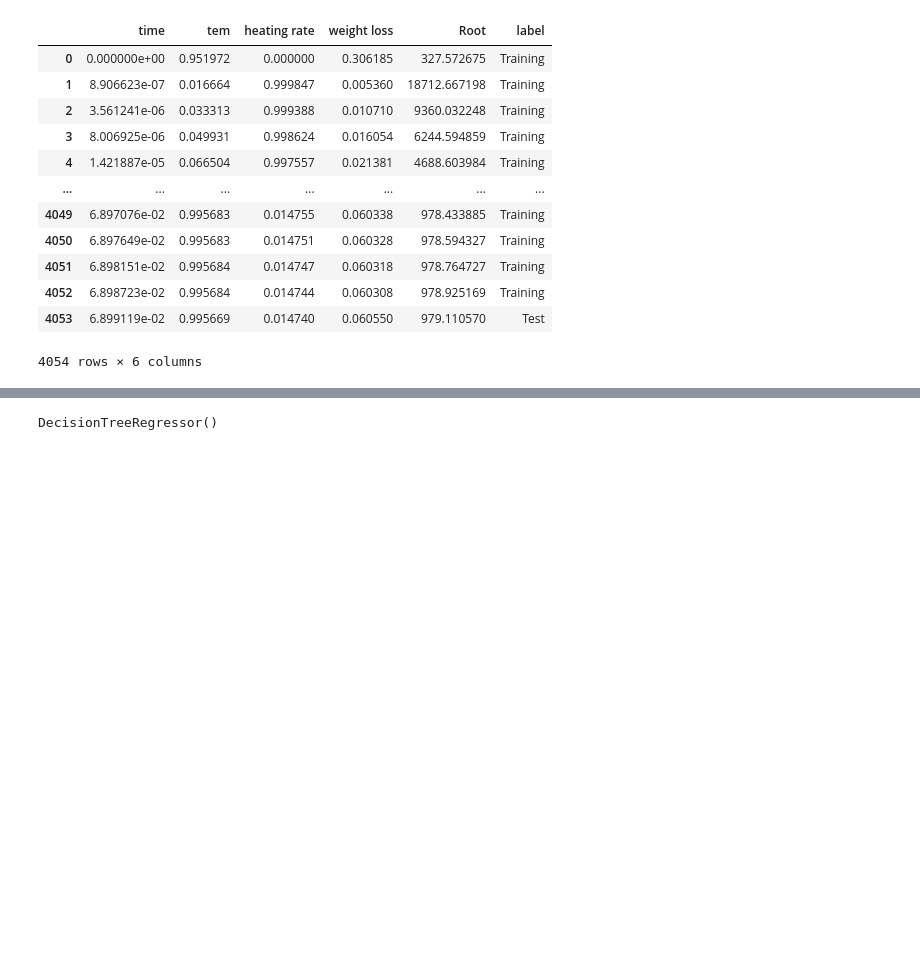
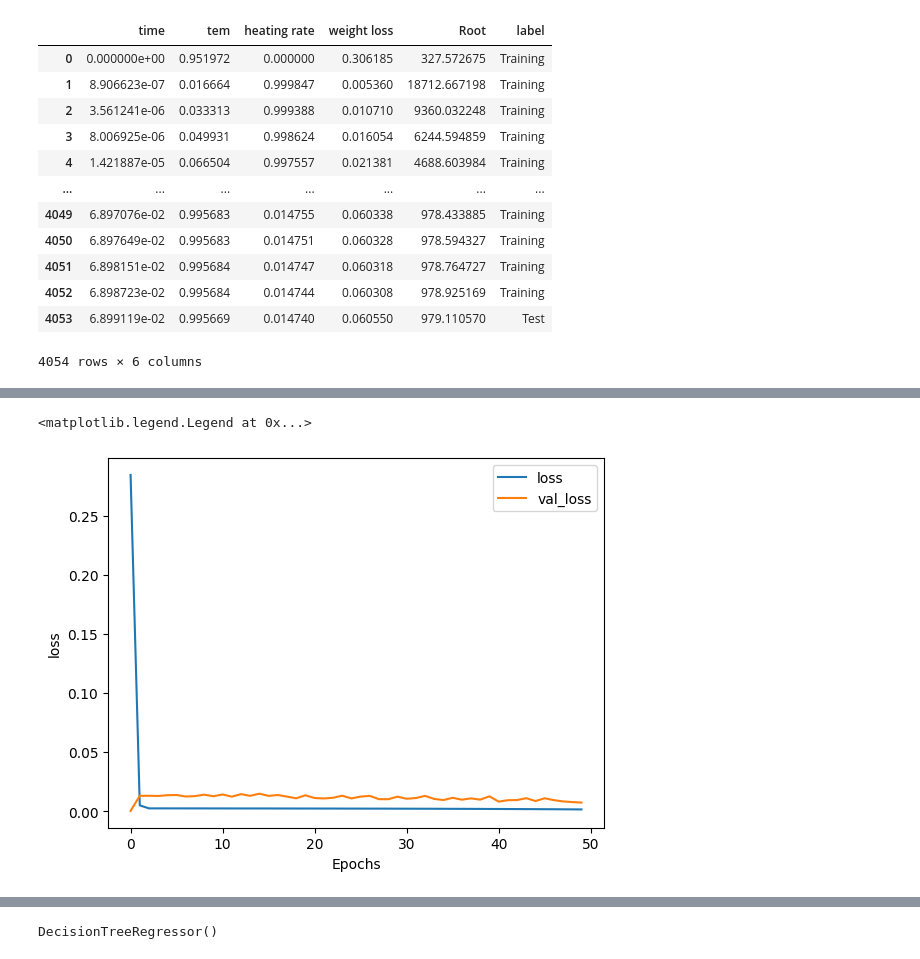
Before and after one commit to Noob919/Python_Basic, a Jupyter notebook: Aged_pet_weight_loss.ipynb, the cells around one changed output, grey strips where cells are left out. Drawn from its saved outputs; the diff is of its cells as text; code cells hidden in the pictures; blank space fills up the shorter version.

```diff
--- a/Aged_pet_weight_loss.ipynb
+++ b/Aged_pet_weight_loss.ipynb
@@ -90,3 +96,13 @@ df_training = dataframe.loc[dataframe['label'] == "Training"]
 X =  df_training[['time', 'tem', 'heating rate']]
 y = df_training['weight loss']
 Root = df_training['Root']
+# %%
+model = keras.Sequential(
+    [
+        layers.Dense(3, activation="sigmoid"),
+        layers.Dense(8, activation="sigmoid"),
+        layers.Dense(1),
+    ]
+)
+model.compile(loss='mse', optimizer='adam', metrics=[tf.keras.metrics.RootMeanSquaredError()])
+model.fit(X, y, epochs=50, batch_size=10, verbose=1, validation_split=0.4)
@@ -92,0 +146,11 @@ Root = df_training['Root']
+# %%
+met_df  = pd.DataFrame(model.history.history)
+# %%
+plt.plot(met_df['loss'], label = 'loss')
+plt.plot(met_df['val_loss'], label = 'val_loss')
+plt.xlabel('Epochs')
+plt.ylabel('loss')
+plt.legend()
+# %% [output]
+<matplotlib.legend.Legend at 0x...>
+[figure, added]
```
Also changed, not shown: parts of 15 cells of this notebook.
